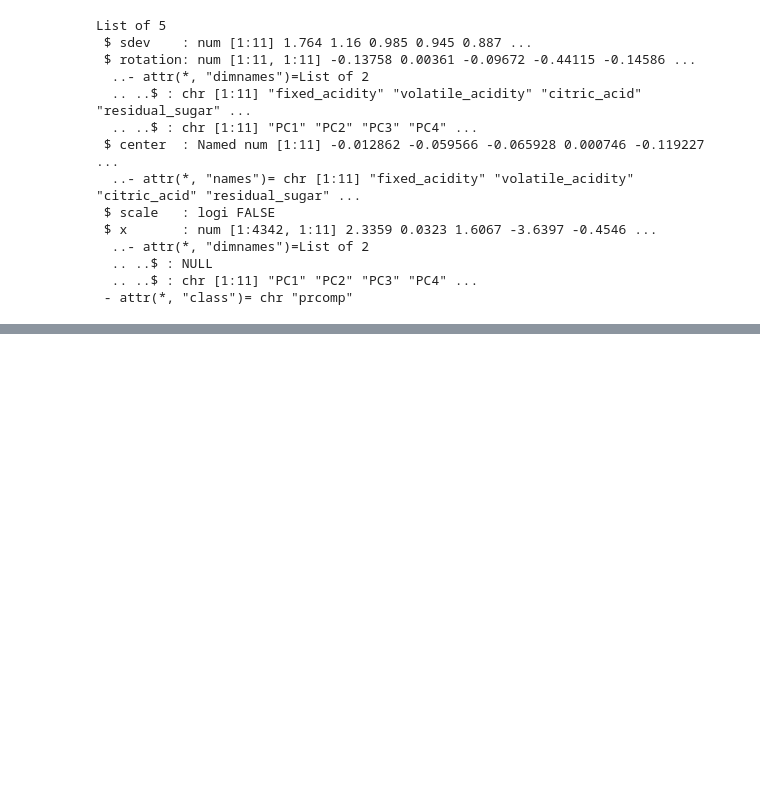
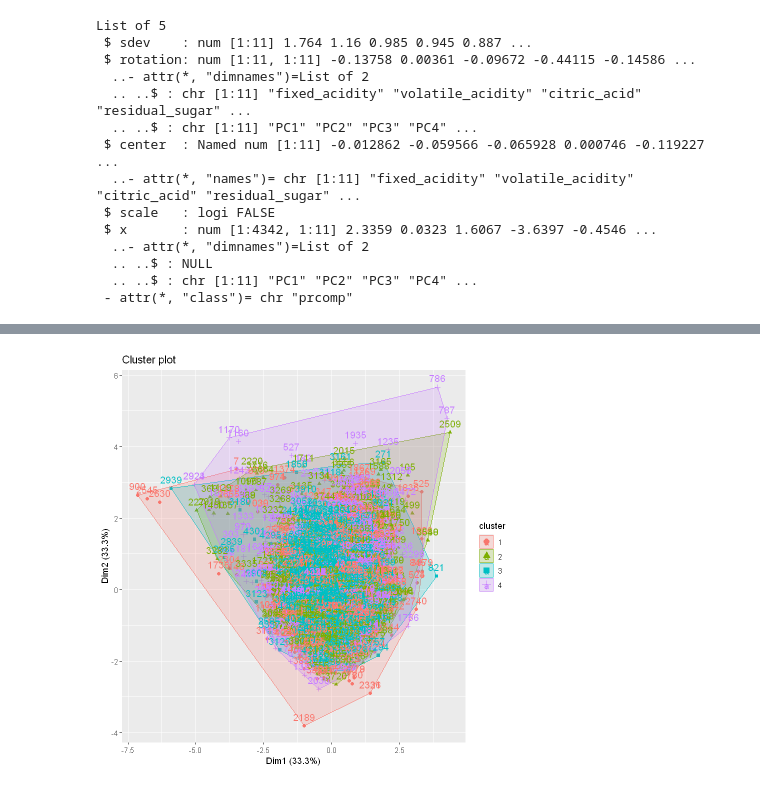
Before and after one commit to Saranga99/DM-ML, a Jupyter notebook: coursework/CW_Q1.ipynb, the cells around one changed output, grey strips where cells are left out. Cells and saved outputs as stored; diff of their text form; code cells hidden in the pictures; blank space fills up the shorter version.

```diff
--- a/coursework/CW_Q1.ipynb
+++ b/coursework/CW_Q1.ipynb
@@ -675,0 +682,5 @@ A matrix: 4342 × 11 of type dbl
+# %%
+x_2 = df_final_with_pcs[22:24]
+y_2 = df_final_with_pcs[13]
+# %%
+kcpca <- kmeans(x,4)
@@ -675,0 +707,4 @@ A matrix: 4342 × 11 of type dbl
+# %%
+fviz_cluster(kcpca,data=x_2)
+# %% [output]
+[figure, added]
```
Also changed, not shown: parts of 6 cells of this notebook.
